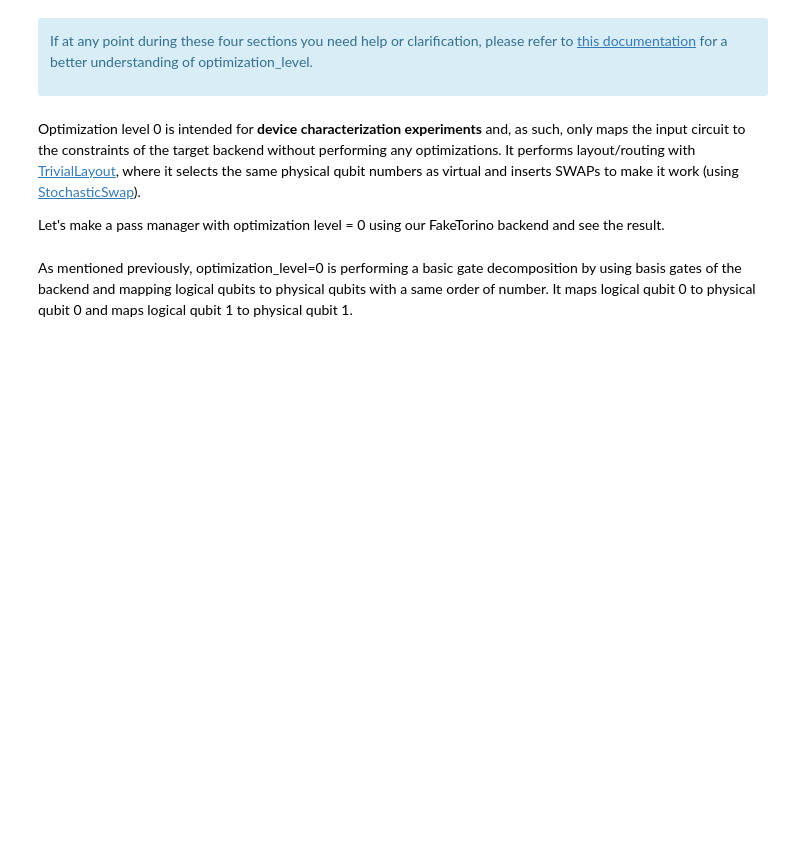
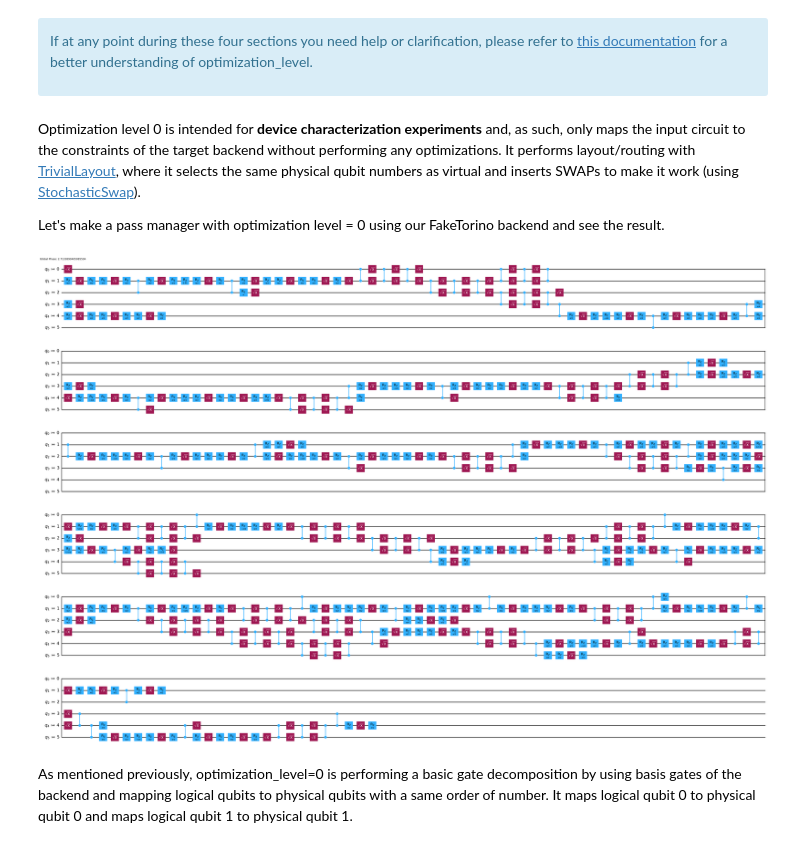
Before and after one commit to mkashani-phd/Qiskit_workshop, a Jupyter notebook: coding challenge/QFF_Graded_Notebook_3.ipynb, the cells around one changed output. Saved outputs shown, nothing was run; the diff lists cells and outputs as text; code cells hidden in the pictures; blank space fills up the shorter version.

```diff
--- a/coding challenge/QFF_Graded_Notebook_3.ipynb
+++ b/coding challenge/QFF_Graded_Notebook_3.ipynb
@@ -351,12 +351,14 @@ Let's make a pass manager with optimization level = 0 using our FakeTorino backe
 # %%
 # Make a pass manager with our desired optimization level and backend
 pm_lv0 = generate_preset_pass_manager(backend=backend, optimization_level=0, seed_transpiler=seed)
 
 # Run for our random circuit
 tr_lv0 = pm_lv0.run(qc)
 
 # uncomment the next line to draw circuit
-#tr_lv0.draw('mpl', idle_wires=False, fold=60)
+tr_lv0.draw('mpl', idle_wires=False, fold=60)
+# %% [output]
+[figure, added]
 # %% [markdown]
 As mentioned previously, optimization_level=0 is performing a basic gate decomposition by using basis gates of the backend and mapping logical qubits to physical qubits with a same order of number. It maps logical qubit 0 to physical qubit 0 and maps logical qubit 1 to physical qubit 1.
 # %% [markdown]
```
Also changed, not shown: parts of 22 cells of this notebook.
